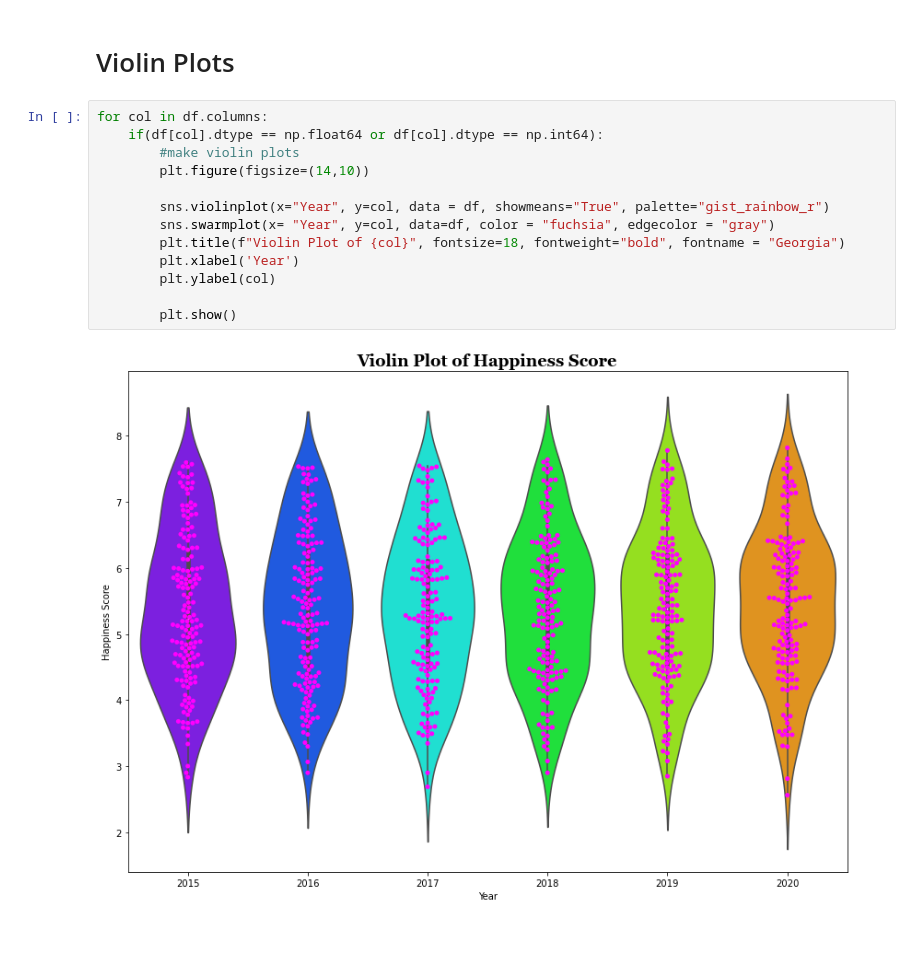
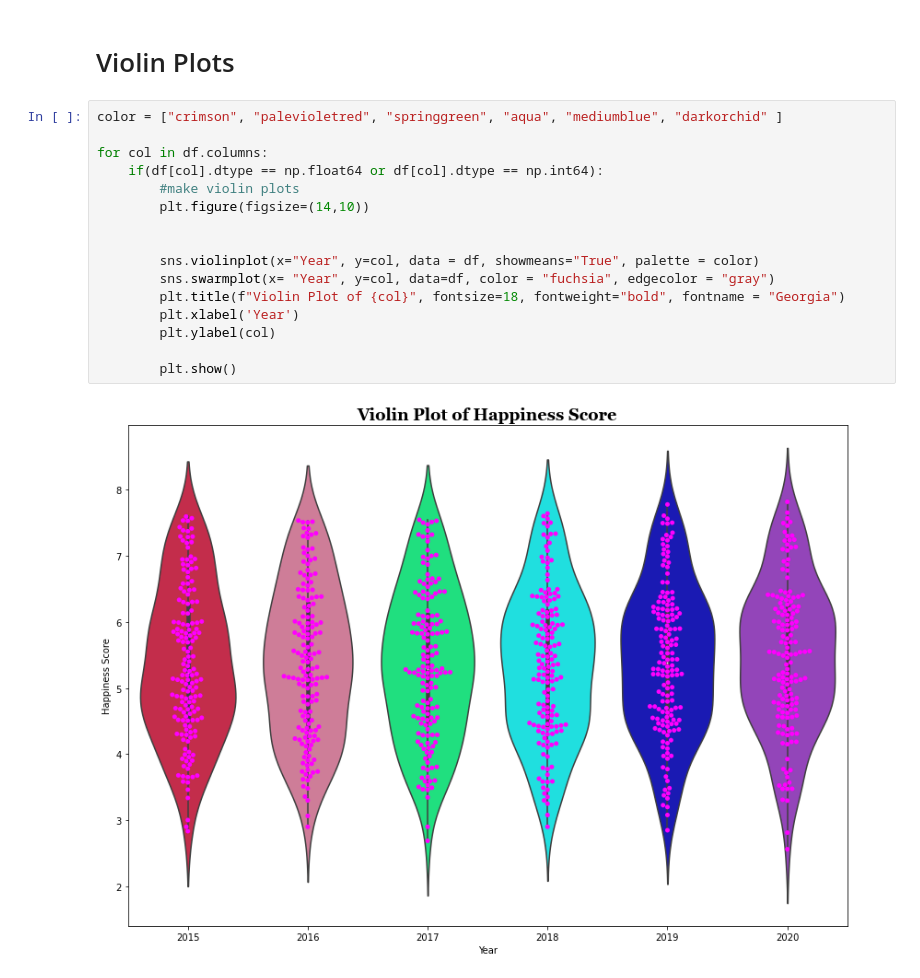
Before and after one commit to alexarnold630/Happiness_Index_Investigation, a Jupyter notebook: Happiness/Histograms,_Summary_Statistics,_Violin_Plots_Pretty Colors.ipynb, the cells around one changed output. Drawn from its saved outputs; the diff is of its cells as text; blank space fills up the shorter version.

```diff
--- a/Happiness/Histograms,_Summary_Statistics,_Violin_Plots_Pretty Colors.ipynb
+++ b/Happiness/Histograms,_Summary_Statistics,_Violin_Plots_Pretty Colors.ipynb
@@ -225,17 +206,20 @@ The Results of the Normality Test are: NormaltestResult(statistic=1305.296759210
 # %% [markdown]
 # Violin Plots
 # %%
+color = ["crimson", "palevioletred", "springgreen", "aqua", "mediumblue", "darkorchid" ]
+
 for col in df.columns:
     if(df[col].dtype == np.float64 or df[col].dtype == np.int64):
         #make violin plots
         plt.figure(figsize=(14,10))
 
-        sns.violinplot(x="Year", y=col, data = df, showmeans="True", palette="gist_rainbow_r")
+
+        sns.violinplot(x="Year", y=col, data = df, showmeans="True", palette = color)
         sns.swarmplot(x= "Year", y=col, data=df, color = "fuchsia", edgecolor = "gray")
         plt.title(f"Violin Plot of {col}", fontsize=18, fontweight="bold", fontname = "Georgia")
         plt.xlabel('Year')
         plt.ylabel(col)
 
         plt.show()
 # %% [output]
-[figure, old version]
+[figure, new version]
```
Also changed, not shown: parts of 7 cells of this notebook.
